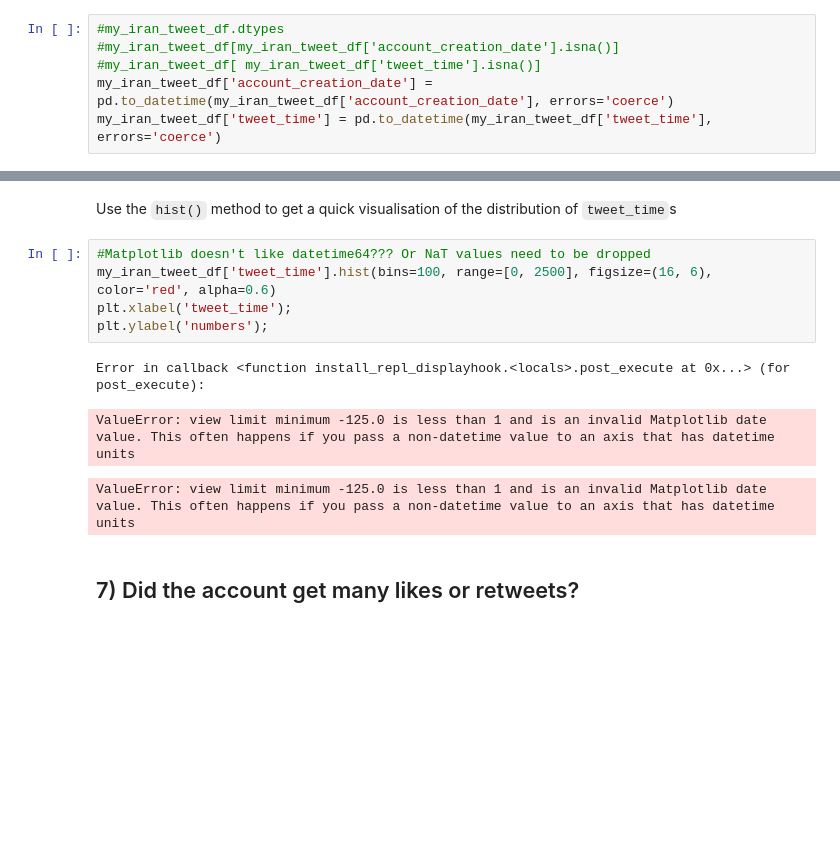
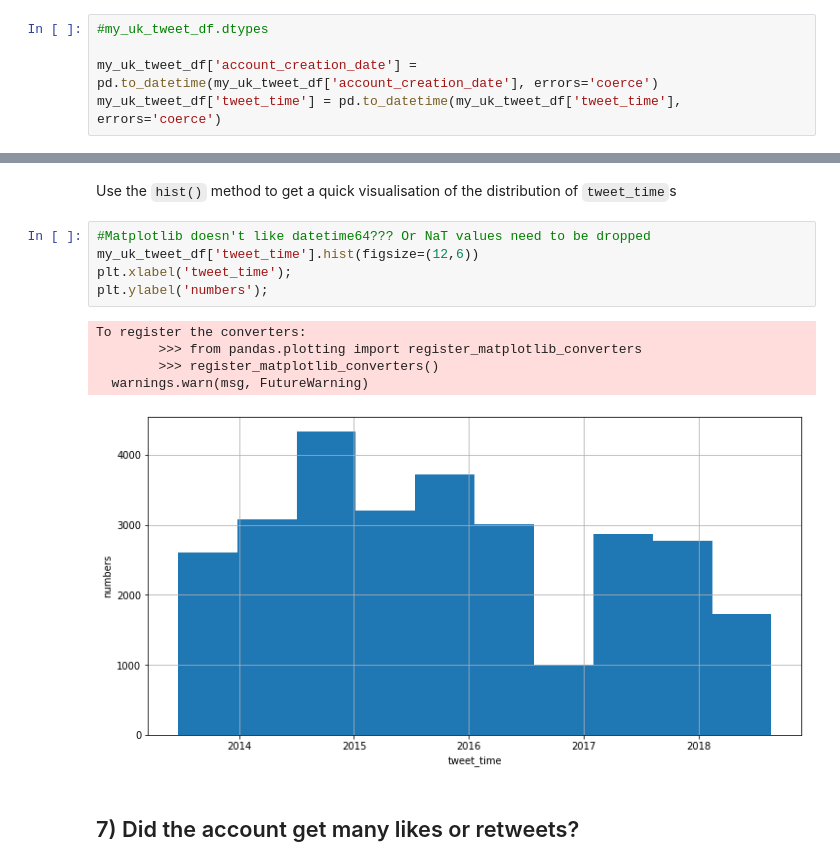
Before and after one commit to ShelyBhogal/data-science, a Jupyter notebook: 04-exploratory-data-analysis-pandas/exploratory-data-analysis_NJM.ipynb, the cells around one changed output, grey strips where cells are left out. Drawn from its saved outputs; the diff is of its cells as text; blank space fills up the shorter version.

```diff
--- a/04-exploratory-data-analysis-pandas/exploratory-data-analysis_NJM.ipynb
+++ b/04-exploratory-data-analysis-pandas/exploratory-data-analysis_NJM.ipynb
@@ -1249,9 +1249,8 @@ uk_users_df.iloc[28319:28321, :]
 # %% [markdown]
 Use the ``pd.to_datetime()`` function to convert the ``account_creation_date`` and ``tweet_time`` columns into the type ``datetime``. This is a type in ``pandas`` that allows dates to be treated like timestamps, so we can search by date, sort in chronological order etc.
 # %%
-#my_iran_tweet_df.dtypes
-#my_iran_tweet_df[my_iran_tweet_df['account_creation_date'].isna()]
-#my_iran_tweet_df[ my_iran_tweet_df['tweet_time'].isna()]
-my_iran_tweet_df['account_creation_date'] = pd.to_datetime(my_iran_tweet_df['account_creation_date'], errors='coerce')
-my_iran_tweet_df['tweet_time'] = pd.to_datetime(my_iran_tweet_df['tweet_time'], errors='coerce')
+#my_uk_tweet_df.dtypes
+
+my_uk_tweet_df['account_creation_date'] = pd.to_datetime(my_uk_tweet_df['account_creation_date'], errors='coerce')
+my_uk_tweet_df['tweet_time'] = pd.to_datetime(my_uk_tweet_df['tweet_time'], errors='coerce')
 # %% [output]
@@ -1311,13 +1306,15 @@ Name: tweet_time, Length: 1122936, dtype: datetime64[ns]
 Use the ``hist()`` method to get a quick visualisation of the distribution of ``tweet_time``s
 # %%
 #Matplotlib doesn't like datetime64??? Or NaT values need to be dropped
-my_iran_tweet_df['tweet_time'].hist(bins=100, range=[0, 2500], figsize=(16, 6), color='red', alpha=0.6)
+my_uk_tweet_df['tweet_time'].hist(figsize=(12,6))
 plt.xlabel('tweet_time');
 plt.ylabel('numbers');
 # %% [output]
-Error in callback <function install_repl_displayhook.<locals>.post_execute at 0x...> (for post_execute):
+To register the converters:
+        >>> from pandas.plotting import register_matplotlib_converters
+        >>> register_matplotlib_converters()
+  warnings.warn(msg, FutureWarning)
-ValueError: view limit minimum -125.0 is less than 1 and is an invalid Matplotlib date value. This often happens if you pass a non-datetime value to an axis that has datetime units
-ValueError: view limit minimum -125.0 is less than 1 and is an invalid Matplotlib date value. This often happens if you pass a non-datetime value to an axis that has datetime units
+[figure, added]
 # %% [markdown]
 ## 7) Did the account get many likes or retweets?
 # %% [markdown]
```
Also changed, not shown: parts of 18 cells of this notebook, 3 other files.
